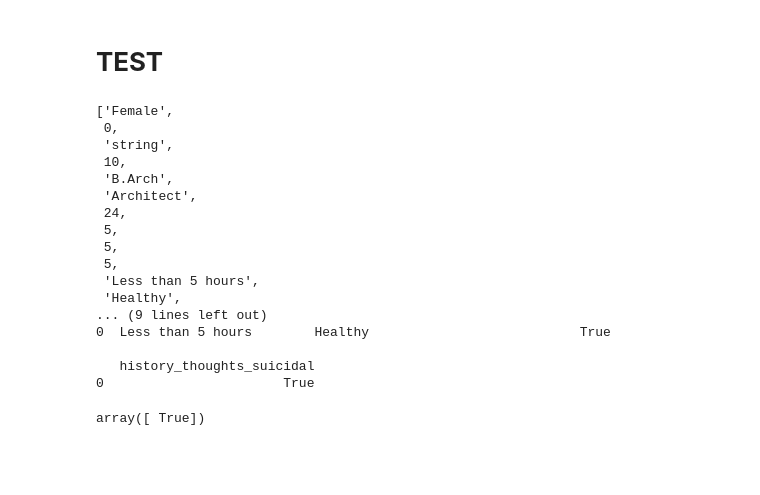
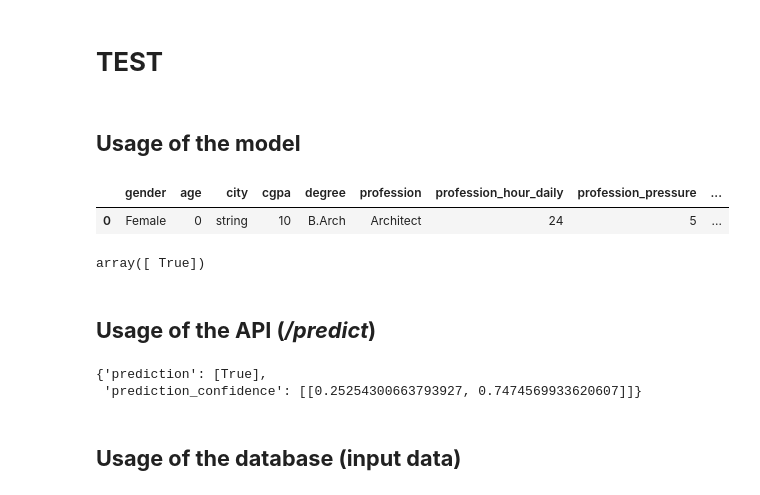
Before and after one commit to Valstrasz/website_depression_prediction, a Jupyter notebook: notebook.ipynb, the cells around one changed output. Cells and saved outputs as stored; diff of their text form; code cells hidden in the pictures; blank space fills up the shorter version.

Commit message:
Progress on API / Database usages

```diff
--- a/notebook.ipynb
+++ b/notebook.ipynb
@@ -1786,57 +1786,82 @@ joblib.dump(model_fitted, "model.pkl")
 NameError: name 'model_fitted' is not defined
 # %% [markdown]
 # **TEST**
+# %% [markdown]
+## **Usage of the model**
 # %%
 from pprint import pprint
-from numpy import array
 import joblib
+import pandas as pd
+
+
 
 dict_input: dict = {
     "gender": "Female",
     "age": 0,
     "city": "string",
     "cgpa": 10,
     "degree": "B.Arch",
     "profession": "Architect",
     "profession_hour_daily": 24,
     "profession_pressure": 5,
     "profession_satisfaction": 5,
     "financial_stress": 5,
     "sleep_duration": "Less than 5 hours",
     "dietary_habits": "Healthy",
     "history_family_illness_mental": True,
     "history_thoughts_suicidal": True
 }
 
-# test_input = array(df_test_X.iloc[0]).reshape(1,-1)
-# test_input = df_test_X.head(1)
 
-pprint(list(dict(dict_input).values()))
 
 test_input: pd.DataFrame = pd.DataFrame(
     data = [list(dict(dict_input).values())],
     columns = list(dict(dict_input).keys()) )
 
-pprint(test_input)
+display(test_input)
 
-test_model: Pipeline = joblib.load("./estimator/model/model.pkl")
+test_model: Pipeline = joblib.load("./predictor/model/model.pkl")
 test_model.predict(test_input)
 # %% [output]
+|  | gender | age | city | cgpa | degree | profession | profession_hour_daily | profession_pressure | ... |
+| 0 | Female | 0 | string | 10 | B.Arch | Architect | 24 | 5 | ... |
-['Female',
- 0,
- 'string',
- 10,
- 'B.Arch',
- 'Architect',
- 24,
- 5,
- 5,
- 5,
- 'Less than 5 hours',
- 'Healthy',
-... (9 lines left out)
-0  Less than 5 hours        Healthy                           True
-
-   history_thoughts_suicidal
-0                       True
+array([ True])
-array([ True])
+# %% [markdown]
+## **Usage of the API (*/predict*)**
+# %%
+import requests
+
+from os import environ
+from pprint import pprint
+
+
+
+dict_input: dict = {
+    "gender": "Female",
+    "age": 0,
+    "city": "string",
+    "cgpa": 10,
+    "degree": "B.Arch",
+    "profession": "Architect",
+    "profession_hour_daily": 24,
+    "profession_pressure": 5,
+    "profession_satisfaction": 5,
+    "financial_stress": 5,
+    "sleep_duration": "Less than 5 hours",
+    "dietary_habits": "Healthy",
+    "history_family_illness_mental": True,
+    "history_thoughts_suicidal": True
+}
+
+
+
+function_api: str = environ.get(key = "AI_API_POST_PREDICT",
+                                default = "")
+response: requests.Response = requests.post(url = f"http://localhost:5000{function_api}",
+                                            json = dict_input)
+pprint(dict(response.json()))
+# %% [output]
+{'prediction': [True],
+ 'prediction_confidence': [[0.25254300663793927, 0.7474569933620607]]}
+# %% [markdown]
+## **Usage of the database (input data)**
```
Also changed, not shown: parts of 1 cell of this notebook, 2 other files.
